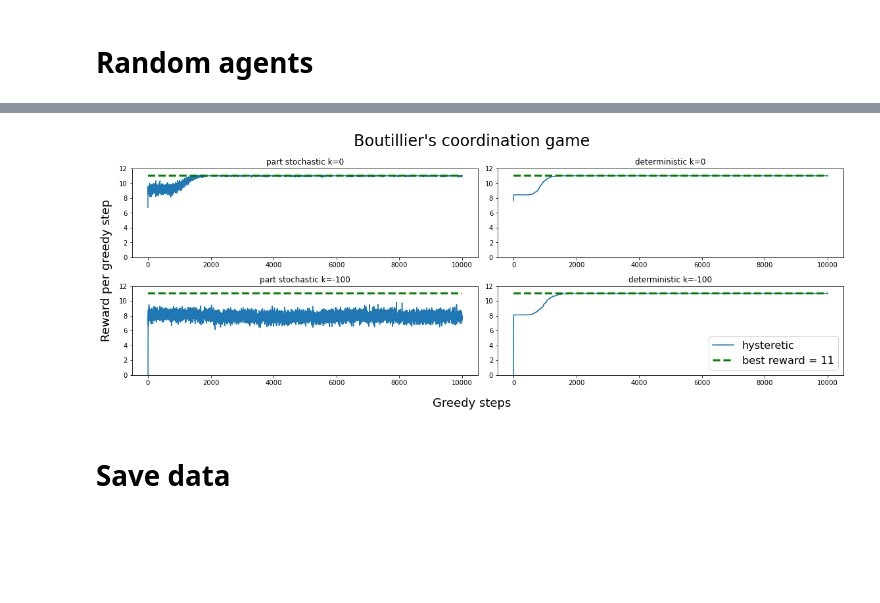
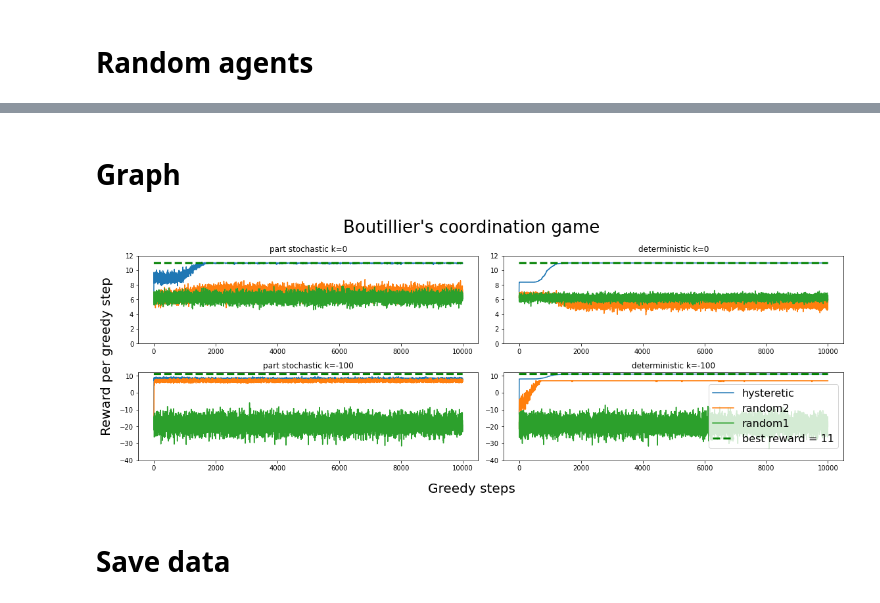
Before and after one commit to lindavin/hysteretic-q-learning, a Jupyter notebook: Boutilier.ipynb, the cells around one changed output, grey strips where cells are left out. Saved outputs shown, nothing was run; the diff lists cells and outputs as text; code cells hidden in the pictures; blank space fills up the shorter version.

Commit message:
Fix boutilier images

```diff
--- a/Boutilier.ipynb
+++ b/Boutilier.ipynb
@@ -242,0 +163,30 @@ plt.ylim(-30, 12)
+# %%
+%%time
+## broken for decentralized. No need to fix at the moment.
+import concurrent.futures
+
+q_rewards = {}
+q_rewards["deterministic"] = {}
+q_rewards["part stochastic"] = {}
+
+learning_steps = 10000
+num_simulations = 200
+q_rewards["deterministic"]["k=0"] = np.zeros((num_simulations, learning_steps))
+q_rewards["deterministic"]["k=-100"] = np.zeros((num_simulations, learning_steps))
+q_rewards["part stochastic"]["k=0"] = np.zeros((num_simulations, learning_steps))
+q_rewards["part stochastic"]["k=-100"] = np.zeros((num_simulations, learning_steps))
+
+with concurrent.futures.ProcessPoolExecutor() as executor:
+    keys = ["part stochastic", "deterministic"]
+    k_val = [-100, 0]
+
+    results = [
+        executor.submit(simulate_boutilier, k, key, learning_steps, sim_number, "q-learning", "q-learning")
+        for key in keys
+        for k in k_val
+        for sim_number in range(num_simulations)
+    ]
+
+    for f in concurrent.futures.as_completed(results):
+        obj = f.result()
+        q_rewards[obj["key"]][f"k={obj['k']}"][obj["sim_number"]] = obj["data"]
@@ -283,3 +276,5 @@ for key in keys:
+# %% [markdown]
+# Graph
 # %%
 # fig = plt.figure(figsize=(16,6))
 keys = ["part stochastic", "deterministic"]
@@ -291,40 +286,42 @@ k_vals = [0, -100]
 fig, axs = plt.subplots(2, 2, figsize=(16, 6) )
 
 for i in range(len(keys)):
     for j in range(len(k_vals)):
         key = keys[i]
         k = k_vals[j]
         ax = axs[j][i]
 
         x = np.array(range(10000))
 #         for data in rewards[key]["k={}".format(k)]:
-#         # data = rewards["deterministic"]["k=0"]
+#             data = rewards["deterministic"]["k=0"]
 #             ax.plot(x, data, alpha=0.05, color='orange')
 
         ax.plot(x, np.mean(rewards[key]["k={}".format(k)], axis=0), label='hysteretic')
-#         ax.plot(range(10000), np.average(random_rewards[key]["k={}".format(k)], axis=0), label='random')
+        ax.plot(range(10000), np.average(random_rewards_1[key]["k={}".format(k)], axis=0), label='random2')
+        ax.plot(range(10000), np.average(random_rewards_2[key]["k={}".format(k)], axis=0), label='random1')
+
         ax.plot(range(10000), np.repeat(11, 10000), '--', lw=3, label='best reward = 11', color='green')
         ax.set_title("{} k={}".format(key, k))
 
         if(j == 1):
-            ax.set_ylim(0, 12)
+            ax.set_ylim(-40, 12)
         else:
             ax.set_ylim(0, 12)
         if(j == 1 and i == 1):
             ax.legend(fontsize=16)
 
         # plt.plot(range(5000), np.repeat(7.62, 5000), '--', lw=3, label='line', color='green')
 
-fig.suptitle('Boutillier\'s coordination game', fontsize=24)
-fig.supxlabel('Greedy steps',  fontsize=18)
-fig.supylabel('Reward per greedy step', x=0.01, fontsize=18, )
+fig.suptitle('Boutillier\'s coordination game', fontsize=26)
+fig.supxlabel('Greedy steps',  fontsize=20)
+fig.supylabel('Reward per greedy step', x=0.01, fontsize=20, )
 
 parameters_text = r'$\alpha = 0.1,\gamma=0.9,\epsilon=0.05, \beta=0.01$ in deterministic games and $\beta=0.05$ in stochastic games'
 # plt.figtext(0.1, -0.035,s="Averaged over 200 trials with {}. Best possible reward is 11.".format(parameters_text), fontsize=13)
 fig.tight_layout()
 # plt.ylim(-30, 12)
 # %% [output]
-[figure, old version]
+[figure, new version]
 # %% [markdown]
 # Save data
 # %%
```
Also changed, not shown: parts of 15 cells of this notebook, 1 other file.
